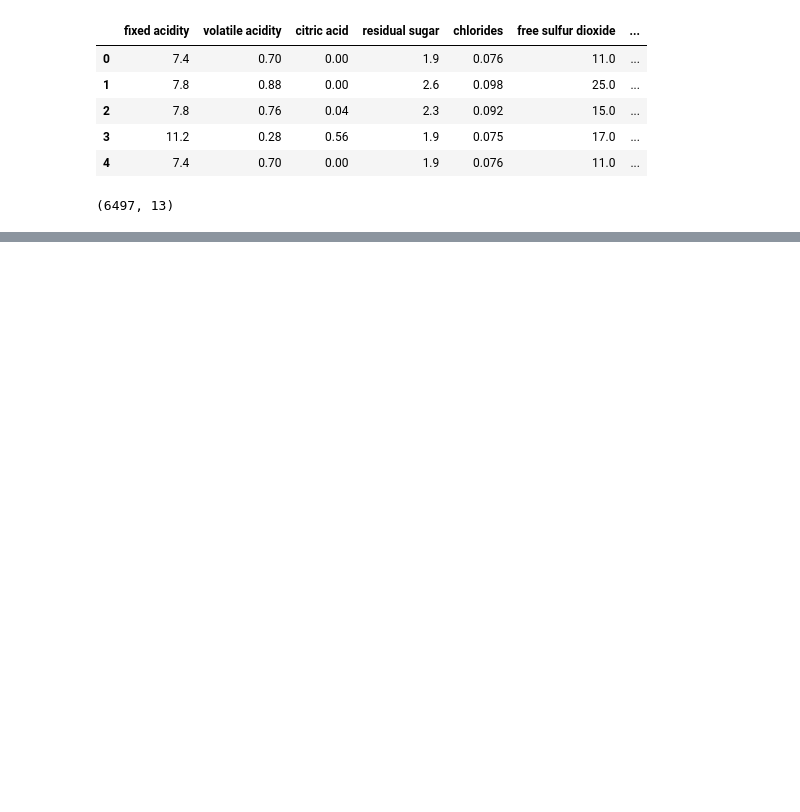
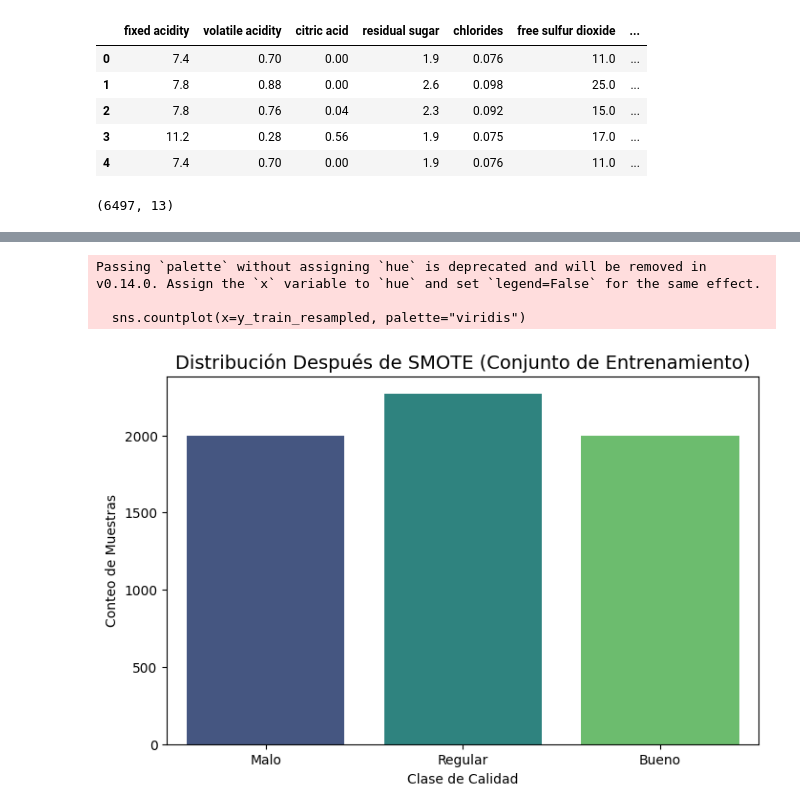
Before and after one commit to barre81-Valencia/Proyecto-maching-learning, a Jupyter notebook: Proyecto ML.ipynb, the cells around one changed output, grey strips where cells are left out. Drawn from its saved outputs; the diff is of its cells as text; code cells hidden in the pictures; blank space fills up the shorter version.

```diff
--- a/Proyecto ML.ipynb
+++ b/Proyecto ML.ipynb
@@ -26,0 +146,4 @@ df_vino_combinado.shape
+# %%
+knn = KNeighborsClassifier()
+
+knn.fit(X_train_scaled, y_train_scaled)
@@ -26,0 +606,15 @@ df_vino_combinado.shape
+# %%
+# Clases equilibradas después de hacer Smote
+
+plt.figure(figsize=(8, 5))
+sns.countplot(x=y_train_resampled, palette="viridis")
+plt.title('Distribución Después de SMOTE (Conjunto de Entrenamiento)', fontsize=14)
+plt.xlabel('Clase de Calidad')
+plt.ylabel('Conteo de Muestras')
+plt.xticks(ticks=[0, 1, 2], labels=["Malo", "Regular", "Bueno"]) # Ajusta si usas 0, 1, 2
+plt.show()
+# %% [output]
+Passing `palette` without assigning `hue` is deprecated and will be removed in v0.14.0. Assign the `x` variable to `hue` and set `legend=False` for the same effect.
+
+  sns.countplot(x=y_train_resampled, palette="viridis")
+[figure, added]
```
Also changed, not shown: parts of 38 cells of this notebook, 15 other files.
